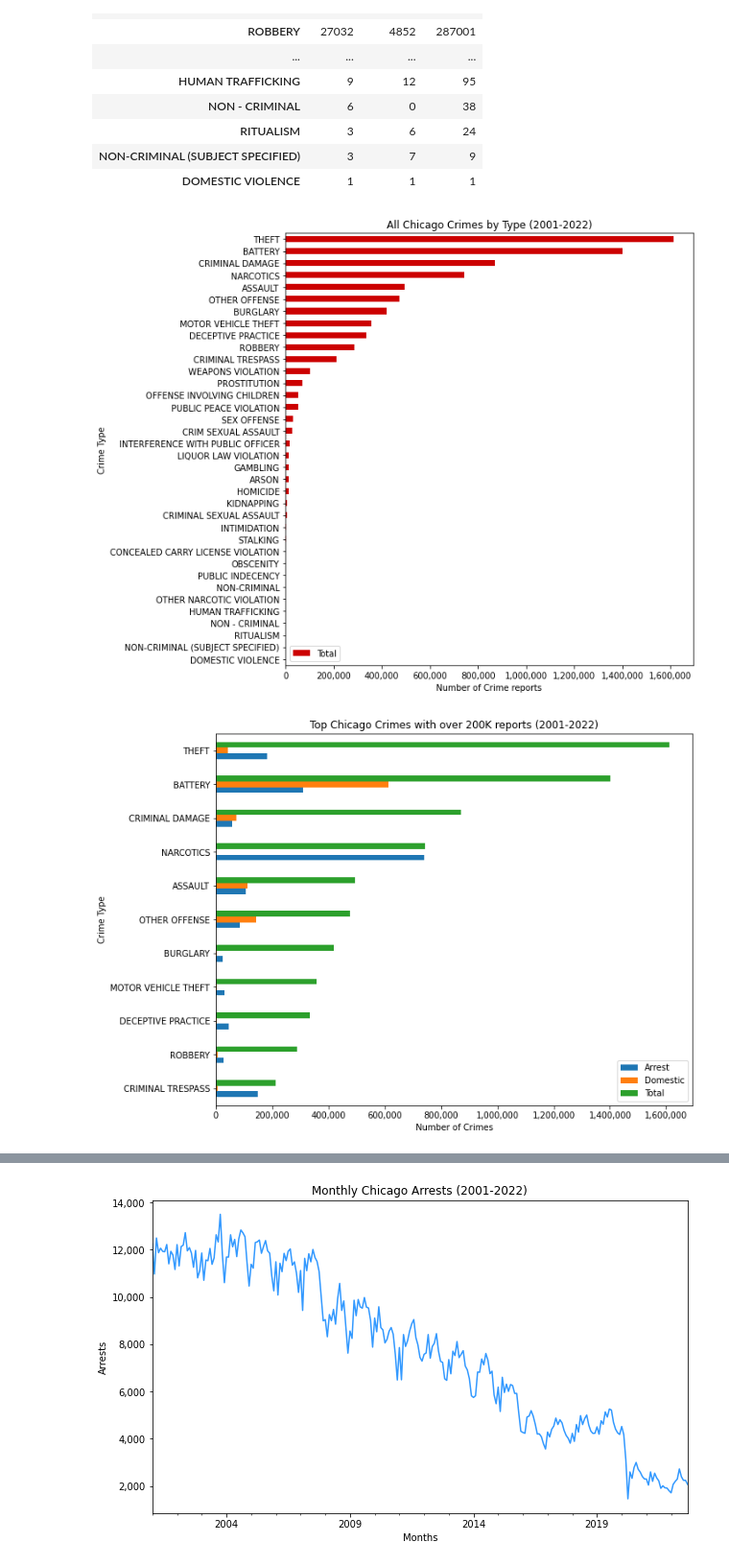
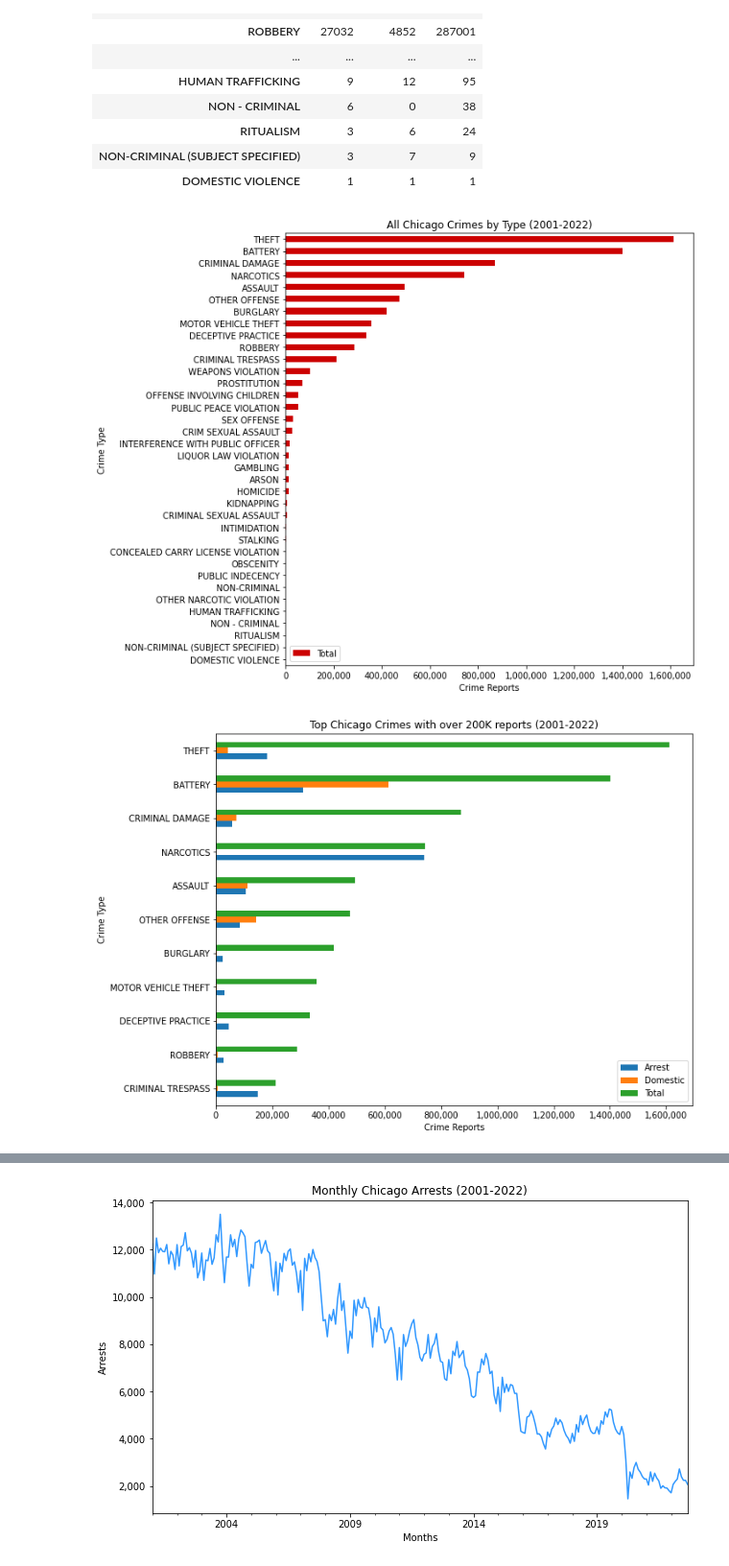
Before and after one commit to RandomFractals/chicago-crimes, a Jupyter notebook: notebooks/chicago-crimes-pandas.ipynb, the cells around one changed output, grey strips where cells are left out. Shown at 96% size. Saved outputs shown, nothing was run; the diff lists cells and outputs as text; code cells hidden in the pictures.

```diff
--- a/notebooks/chicago-crimes-pandas.ipynb
+++ b/notebooks/chicago-crimes-pandas.ipynb
@@ -93,33 +94,33 @@ crime_type_counts.sort_values(by='Total', ascending=False).style
 # %%
 # plot crimes by primary type counts
 import matplotlib.pyplot as plt
 import matplotlib.ticker as ticker
 
 all_crime_types = crime_type_counts.sort_values(by='Total', ascending=True)\
     .drop(['Arrest', 'Domestic'], axis=1)  # denotes column
 
 all_crime_types.plot(kind='barh', figsize=(10, 8), color='#cc0000')
 plt.title('All Chicago Crimes by Type (2001-2022)')
-plt.xlabel('Number of Crime reports')
+plt.xlabel('Crime Reports')
 plt.ylabel('Crime Type')
 plt.tight_layout()
 ax = plt.gca()
 ax.xaxis.set_major_formatter(ticker.StrMethodFormatter('{x:,.0f}'))
 plt.show()
 # %% [output]
-[figure, old version]
+[figure, new version]
 # %%
-# plot top crimes with over 200,000 reports)
+# plot top crimes with over 200,000 reports
 crime_type_counts[crime_type_counts['Total'] >= 200000].sort_values(by='Total', ascending=True)\
     .plot(kind='barh', figsize=(10, 8))
 plt.title('Top Chicago Crimes with over 200K reports (2001-2022)')
-plt.xlabel('Number of Crimes')
+plt.xlabel('Crime Reports')
 plt.ylabel('Crime Type')
 ax = plt.gca()
 ax.xaxis.set_major_formatter(ticker.StrMethodFormatter('{x:,.0f}'))
 plt.show()
 # %% [output]
-[figure, old version]
+[figure, new version]
 # %%
 # get narcotics crimes
 narcotics = crimes[crimes['Primary Type'] == 'NARCOTICS']
```
Also changed, not shown: parts of 16 cells of this notebook.
